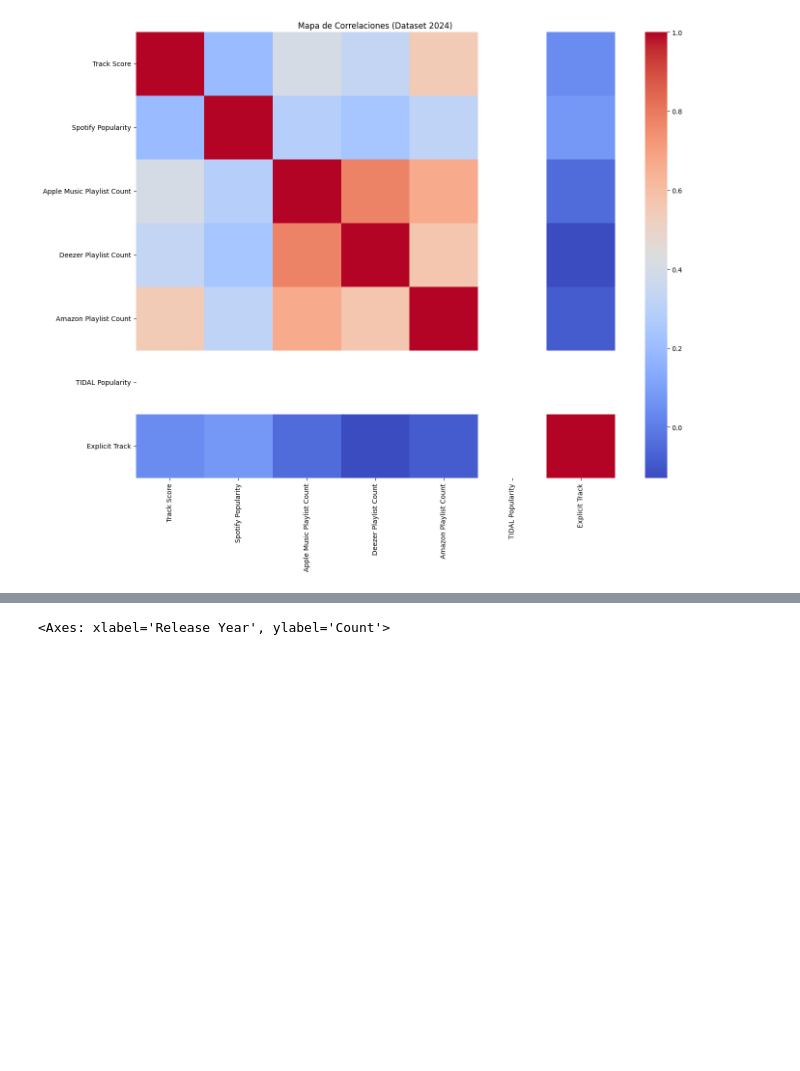
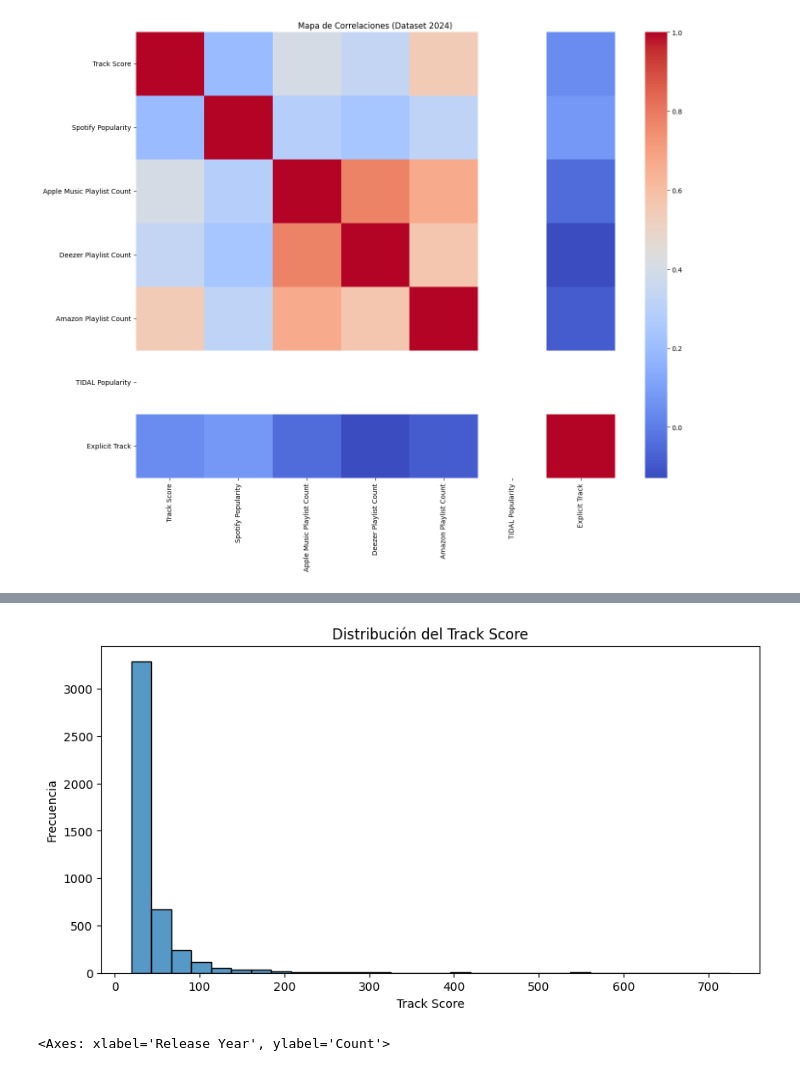
Before and after one commit to PaulaMart57/spotify-prediction, a Jupyter notebook: notebook/Estadistica_descriptiva.ipynb, the cells around one changed output, grey strips where cells are left out. Saved outputs shown, nothing was run; the diff lists cells and outputs as text; code cells hidden in the pictures; blank space fills up the shorter version.

```diff
--- a/notebook/Estadistica_descriptiva.ipynb
+++ b/notebook/Estadistica_descriptiva.ipynb
@@ -189,3 +222,12 @@ plt.show()
+# %%
+plt.figure(figsize=(10,5))
+sns.histplot(data_clean['Track Score'], bins=30)
+plt.title("Distribución del Track Score")
+plt.xlabel("Track Score")
+plt.ylabel("Frecuencia")
+plt.show()
+# %% [output]
+[figure, added]
 # %%
 #Cantindad canciones por año de lanzamiento
 plt.figure(figsize=(10,5))
```
Also changed, not shown: parts of 12 cells of this notebook.
